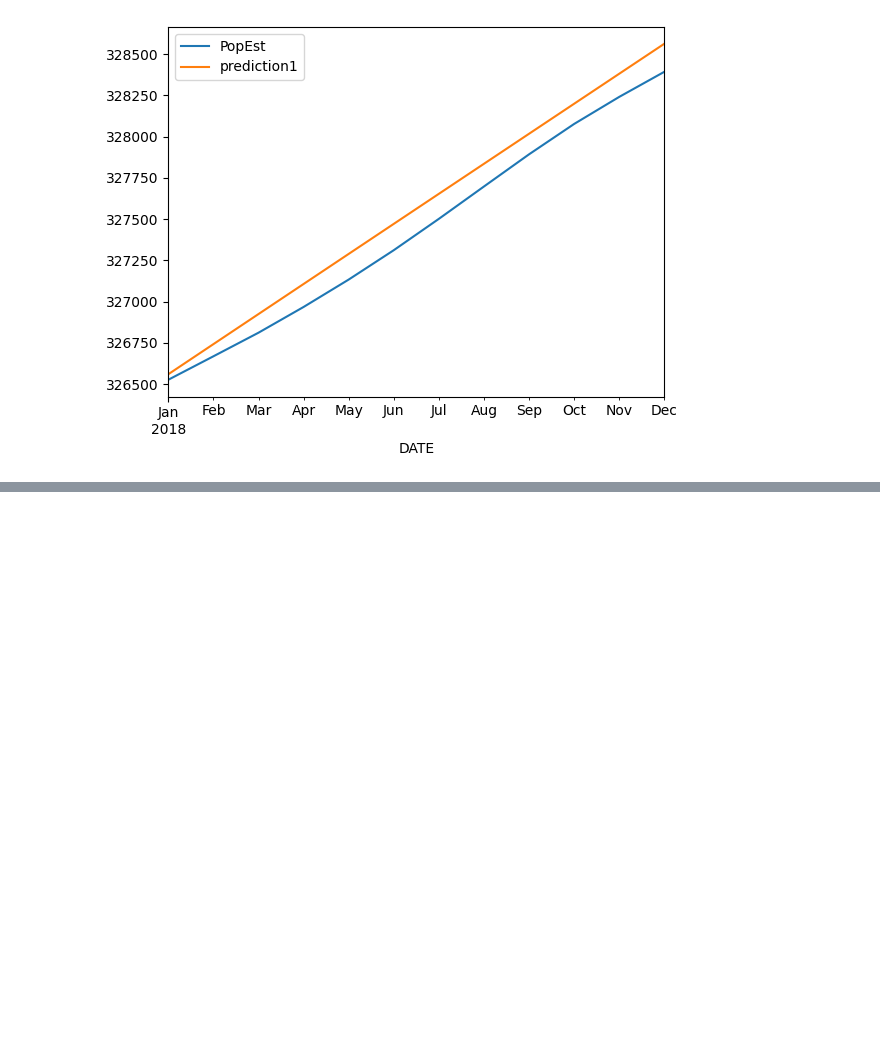
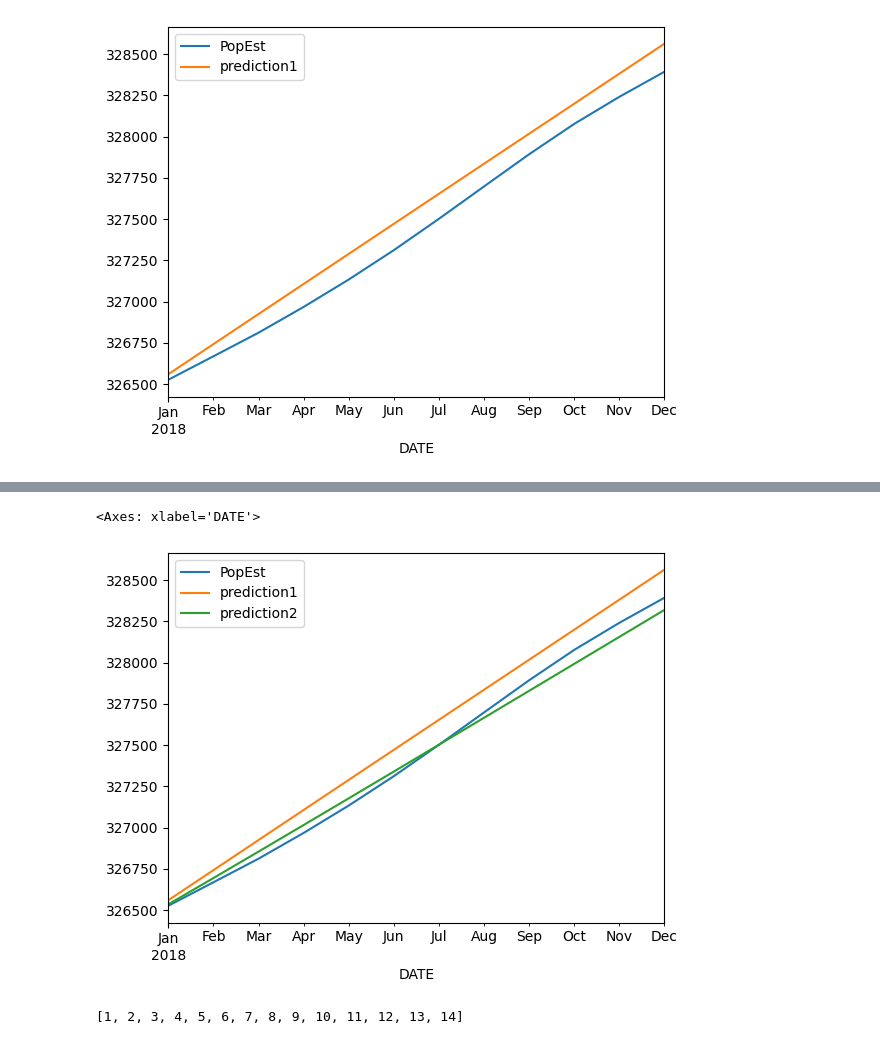
Before and after one commit to nmaiya/ColabTimeSeries, a Jupyter notebook: AutoRegresion.ipynb, the cells around one changed output, grey strips where cells are left out. Saved outputs shown, nothing was run; the diff lists cells and outputs as text; code cells hidden in the pictures; blank space fills up the shorter version.

```diff
--- a/AutoRegresion.ipynb
+++ b/AutoRegresion.ipynb
@@ -100,3 +100,9 @@ prediction1.plot(legend=True)
 # %% [output]
 <Axes: xlabel='DATE'>
 [figure]
+# %%
+model2=AutoReg(train['PopEst'],lags=2)
+model_fit2=model2.fit()
+prediction2=model_fit2.predict(start,end)
+prediction2=prediction2.rename('prediction2')
+prediction2
@@ -102,0 +123,12 @@ prediction1.plot(legend=True)
+# %%
+test.plot(legend=True)
+prediction1.plot(legend=True)
+prediction2.plot(legend=True)
+# %% [output]
+<Axes: xlabel='DATE'>
+[figure, added]
+# %%
+mod=ar_select_order(train['PopEst'],maxlag=30,glob=False,ic='bic',trend='t')
+mod.ar_lags
+# %% [output]
+[1, 2, 3, 4, 5, 6, 7, 8, 9, 10, 11, 12, 13, 14]
```
Also changed, not shown: parts of 9 cells of this notebook.
